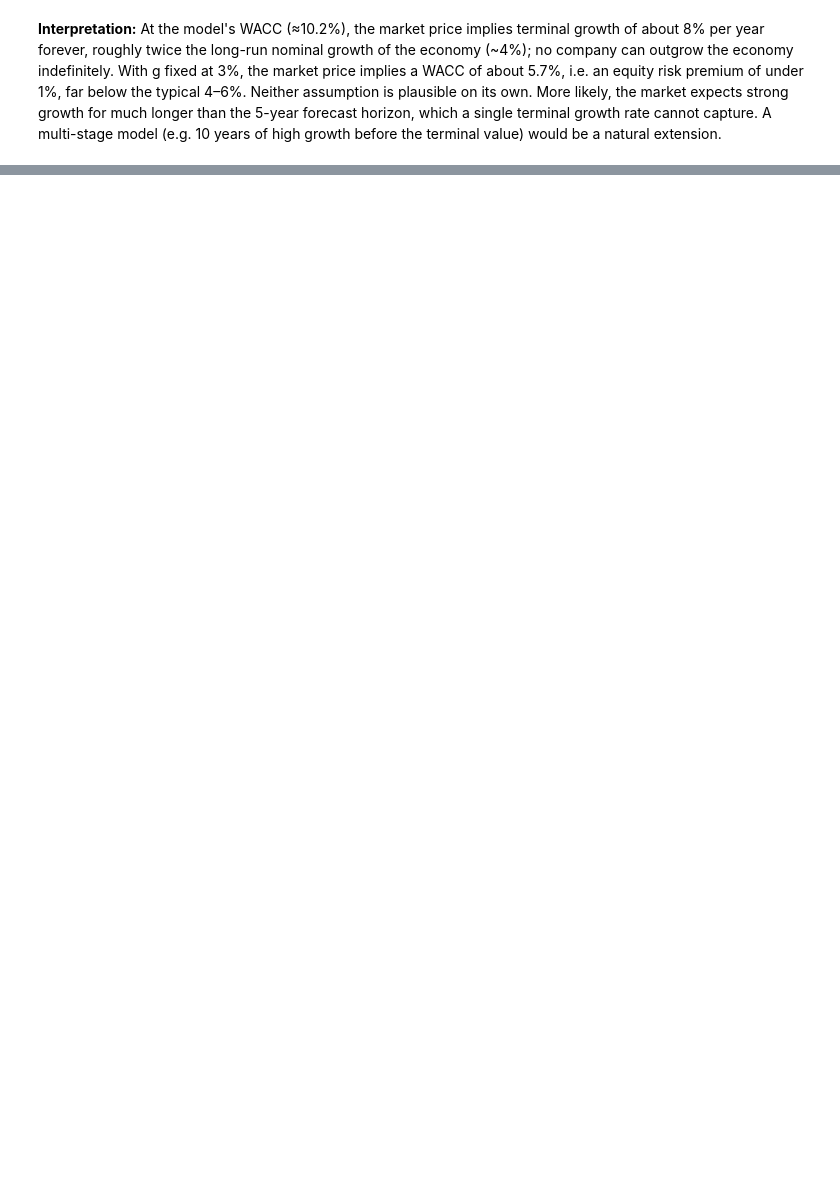
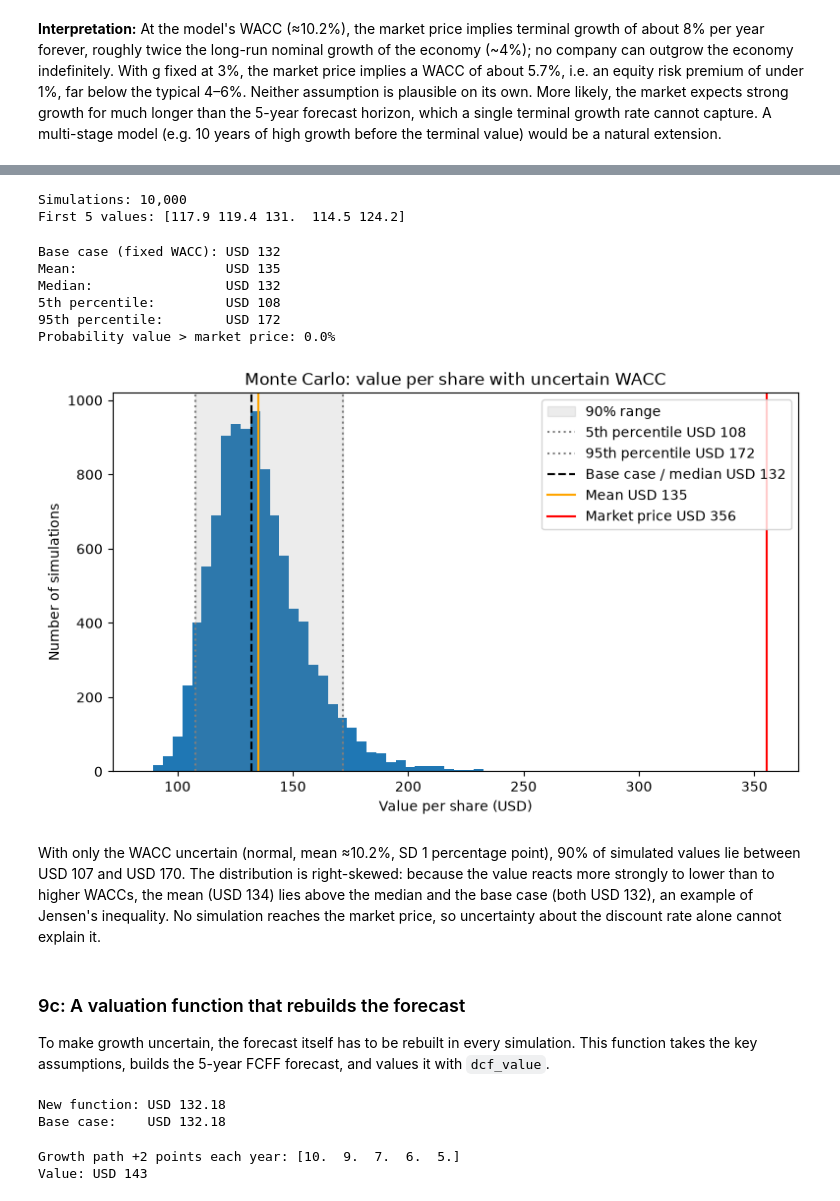
Before and after one commit to matej-balogh/apple-dcf-valuation, a Jupyter notebook: apple_dcf.ipynb, the cells around one changed output, grey strips where cells are left out. Saved outputs shown, nothing was run; the diff lists cells and outputs as text; code cells hidden in the pictures; blank space fills up the shorter version.

```diff
--- a/apple_dcf.ipynb
+++ b/apple_dcf.ipynb
@@ -449,0 +471,53 @@ Natural extensions are a multi-stage growth model and a Monte Carlo simulation o
+# %%
+mc_values = np.array([dcf_value(fcff_values, w, g, D, cash, investments, shares) for w in wacc_draws])
+
+print(f"Simulations: {len(mc_values):,}")
+print(f"First 5 values: {mc_values[:5].round(1)}")
+# %% [output]
+Simulations: 10,000
+First 5 values: [117.9 119.4 131.  114.5 124.2]
+# %%
+print(f"Base case (fixed WACC): USD {base:.0f}")
+print(f"Mean:                   USD {mc_values.mean():.0f}")
+print(f"Median:                 USD {np.median(mc_values):.0f}")
+print(f"5th percentile:         USD {np.percentile(mc_values, 5):.0f}")
+print(f"95th percentile:        USD {np.percentile(mc_values, 95):.0f}")
+print(f"Probability value > market price: {(mc_values > price).mean():.1%}")
+# %% [output]
+Base case (fixed WACC): USD 132
+Mean:                   USD 135
+Median:                 USD 132
+5th percentile:         USD 108
+95th percentile:        USD 172
+Probability value > market price: 0.0%
+# %%
+p5 = np.percentile(mc_values, 5)
+p95 = np.percentile(mc_values, 95)
+
+plt.figure(figsize=(9, 5))
+plt.hist(mc_values, bins=60)
+
+plt.axvspan(p5, p95, color="grey", alpha=0.15, label="90% range")
+plt.axvline(p5, color="grey", linestyle=":", label=f"5th percentile USD {p5:.0f}")
+plt.axvline(p95, color="grey", linestyle=":", label=f"95th percentile USD {p95:.0f}")
+plt.axvline(base, color="black", linestyle="--", label=f"Base case / median USD {base:.0f}")
+plt.axvline(mc_values.mean(), color="orange", label=f"Mean USD {mc_values.mean():.0f}")
+plt.axvline(price, color="red", label=f"Market price USD {price:.0f}")
+
+plt.xlabel("Value per share (USD)")
+plt.ylabel("Number of simulations")
+plt.title("Monte Carlo: value per share with uncertain WACC")
+plt.legend()
+plt.show()
+# %% [output]
+[figure, added]
+# %% [markdown]
+With only the WACC uncertain (normal, mean ≈10.2%, SD 1 percentage point), 90% of simulated values lie between
+USD 107 and USD 170. The distribution is right-skewed: because the value reacts more strongly to lower than to
+higher WACCs, the mean (USD 134) lies above the median and the base case (both USD 132), an example of
+Jensen's inequality. No simulation reaches the market price, so uncertainty about the discount rate alone
+cannot explain it.
+# %% [markdown]
+### 9c: A valuation function that rebuilds the forecast
+To make growth uncertain, the forecast itself has to be rebuilt in every simulation.
+This function takes the key assumptions, builds the 5-year FCFF forecast, and values it with `dcf_value`.
@@ -449,0 +537,14 @@ Natural extensions are a multi-stage growth model and a Monte Carlo simulation o
+# %%
+check = value_from_assumptions(assumptions["growth"], assumptions["ebit_margin"], wacc, g)
+print(f"New function: USD {check:.2f}")
+print(f"Base case:    USD {base:.2f}")
+# %% [output]
+New function: USD 132.18
+Base case:    USD 132.18
+# %%
+faster = np.array(assumptions["growth"]) + 0.02
+print(f"Growth path +2 points each year: {(faster * 100).round(1)}")
+print(f"Value: USD {value_from_assumptions(faster, assumptions['ebit_margin'], wacc, g):.0f}")
+# %% [output]
+Growth path +2 points each year: [10.  9.  7.  6.  5.]
+Value: USD 143
```
Also changed, not shown: parts of 29 cells of this notebook, 2 other files.
